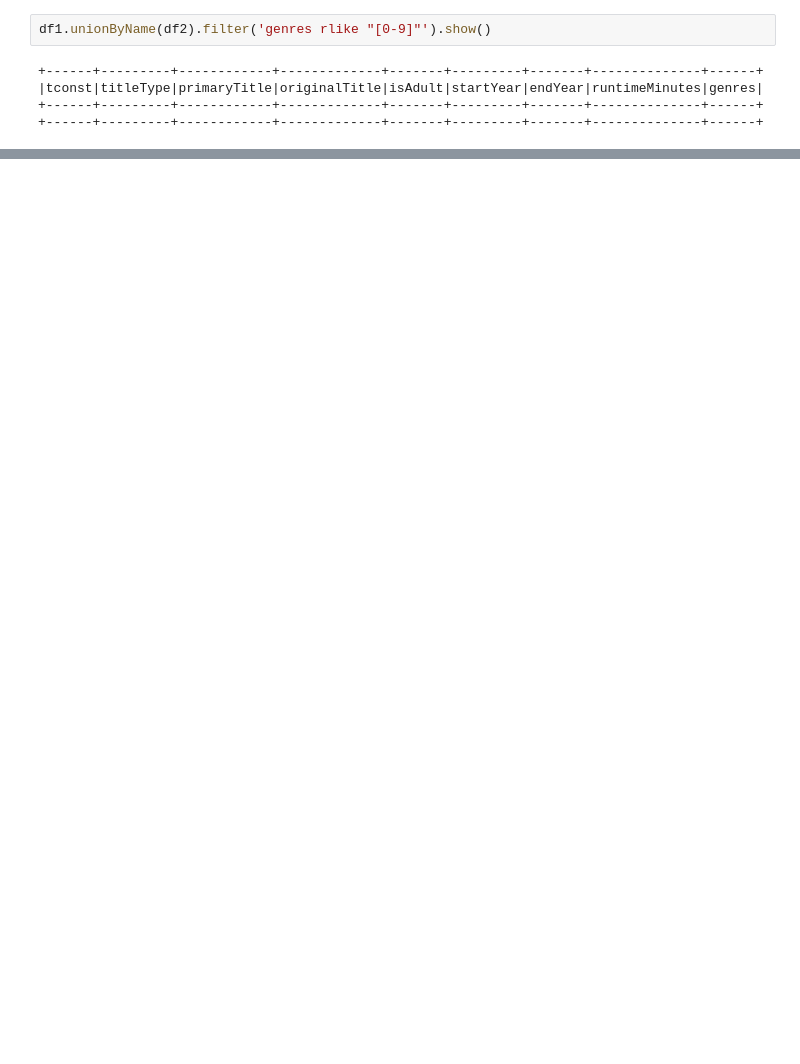
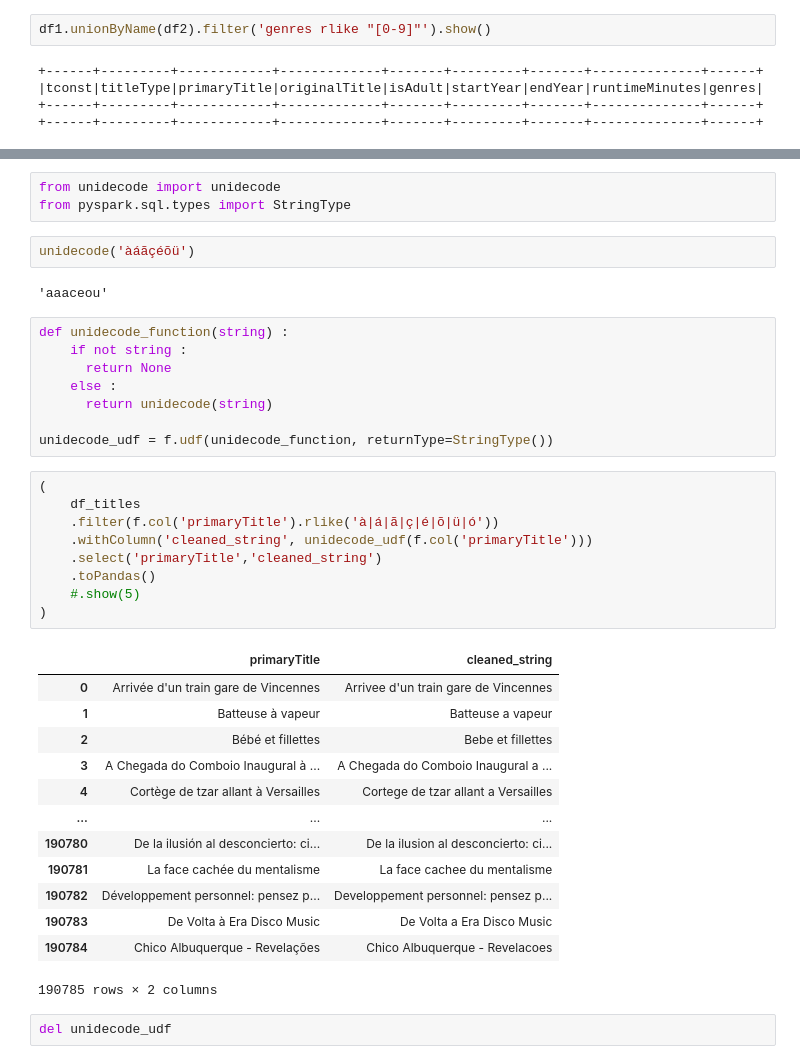
Before and after one commit to apfurlan/Cloud_Data_Engineer, a Jupyter notebook: Module_3/mod3_cap4_cls.ipynb, the cells around one changed output, grey strips where cells are left out. Saved outputs shown, nothing was run; the diff lists cells and outputs as text; blank space fills up the shorter version.

```diff
--- a/Module_3/pyspark_all.ipynb
+++ b/Module_3/mod3_cap4_cls.ipynb
@@ -2646,0 +2640,40 @@ df1.unionByName(df2).filter('genres rlike "[0-9]"').show()
+# %%
+from unidecode import unidecode
+from pyspark.sql.types import StringType
+# %%
+unidecode('àáãçéõü')
+# %% [output]
+'aaaceou'
+# %%
+def unidecode_function(string) :
+    if not string :
+      return None
+    else :
+      return unidecode(string)
+
+unidecode_udf = f.udf(unidecode_function, returnType=StringType())
+# %%
+(
+    df_titles
+    .filter(f.col('primaryTitle').rlike('à|á|ã|ç|é|õ|ü|ó'))
+    .withColumn('cleaned_string', unidecode_udf(f.col('primaryTitle')))
+    .select('primaryTitle','cleaned_string')
+    .toPandas()
+    #.show(5)
+)
+# %% [output]
+|  | primaryTitle | cleaned_string |
+| 0 | Arrivée d'un train gare de Vincennes | Arrivee d'un train gare de Vincennes |
+| 1 | Batteuse à vapeur | Batteuse a vapeur |
+| 2 | Bébé et fillettes | Bebe et fillettes |
+| 3 | A Chegada do Comboio Inaugural à ... | A Chegada do Comboio Inaugural a ... |
+| 4 | Cortège de tzar allant à Versailles | Cortege de tzar allant a Versailles |
+| ... | ... | ... |
+| 190780 | De la ilusión al desconcierto: ci... | De la ilusion al desconcierto: ci... |
+| 190781 | La face cachée du mentalisme | La face cachee du mentalisme |
+| 190782 | Développement personnel: pensez p... | Developpement personnel: pensez p... |
+| 190783 | De Volta à Era Disco Music | De Volta a Era Disco Music |
+| 190784 | Chico Albuquerque - Revelações | Chico Albuquerque - Revelacoes |
+190785 rows × 2 columns
+# %%
+del unidecode_udf
```
Also changed, not shown: parts of 44 cells of this notebook, 1 other file.
